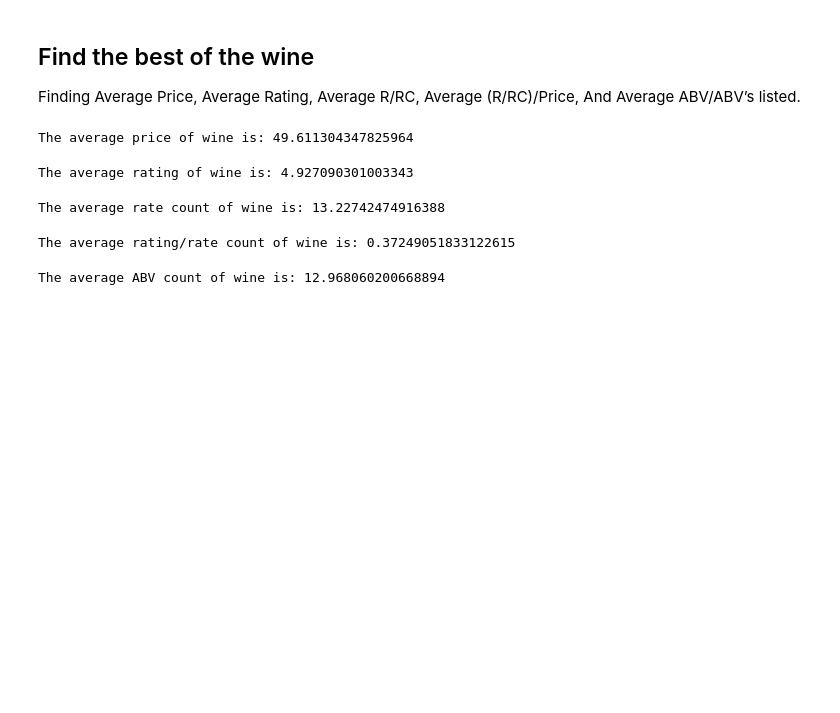
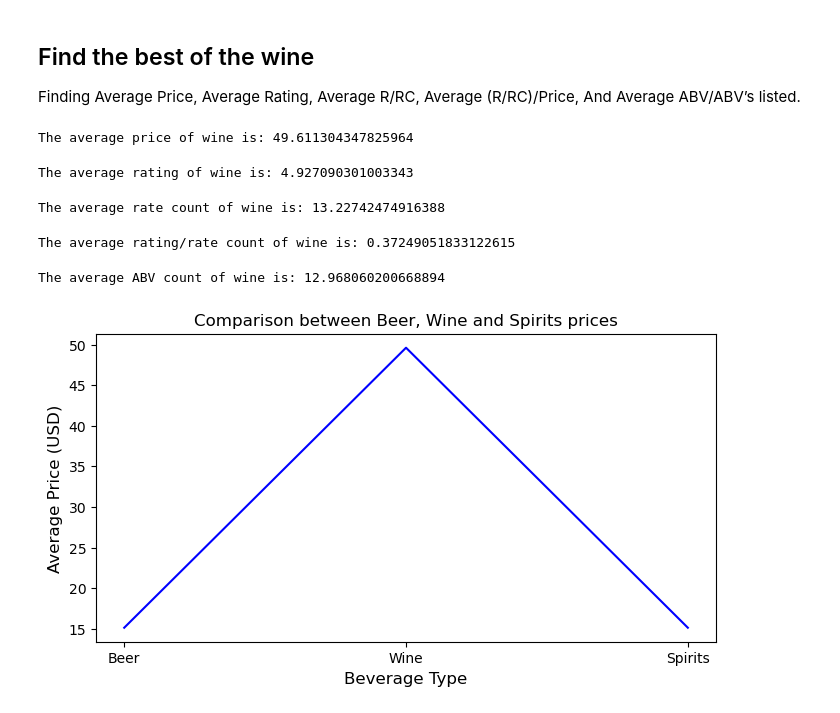
Before and after one commit to JShields07/Project-1, a Jupyter notebook: Main file.ipynb, the cells around one changed output. Drawn from its saved outputs; the diff is of its cells as text; code cells hidden in the pictures; blank space fills up the shorter version.

```diff
--- a/Main file.ipynb
+++ b/Main file.ipynb
@@ -225,3 +228,24 @@ wine_avg_abv = Wine_data_df["ABV"].mean()
 print("The average ABV count of wine is:", wine_avg_abv)
 # %% [output]
 The average ABV count of wine is: 12.968060200668894
+# %%
+## Compare the average prices between the Beer, Wine and Sprits and illustrate it
+import matplotlib.pyplot as plt
+
+# Create a list of the average prices for each beverage type
+avg_prices = [beer_avg_price, wine_avg_price, spirits_avg_price]
+
+# Create a list of the beverage types
+beverage_types = ['Beer', 'Wine', 'Spirits']
+
+plt.figure(figsize=(8, 4))
+
+plt.plot(beverage_types, avg_prices, color="blue")
+
+plt.title("Comparison between Beer, Wine and Spirits prices", fontsize=12)
+plt.xlabel("Beverage Type", fontsize=12)
+plt.ylabel("Average Price (USD)", fontsize=12)
+
+plt.show()
+# %% [output]
+[figure, added]
```
Also changed, not shown: parts of 7 cells of this notebook.
